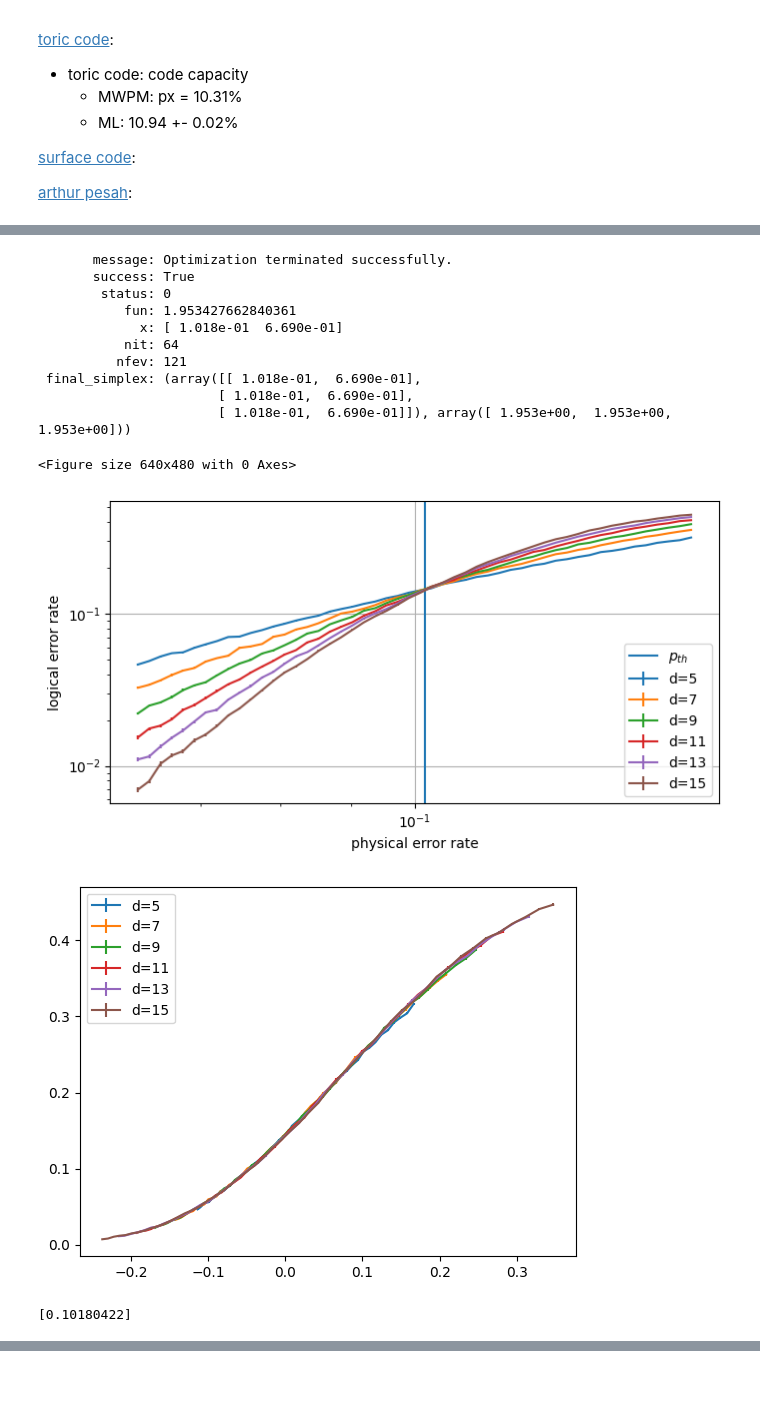
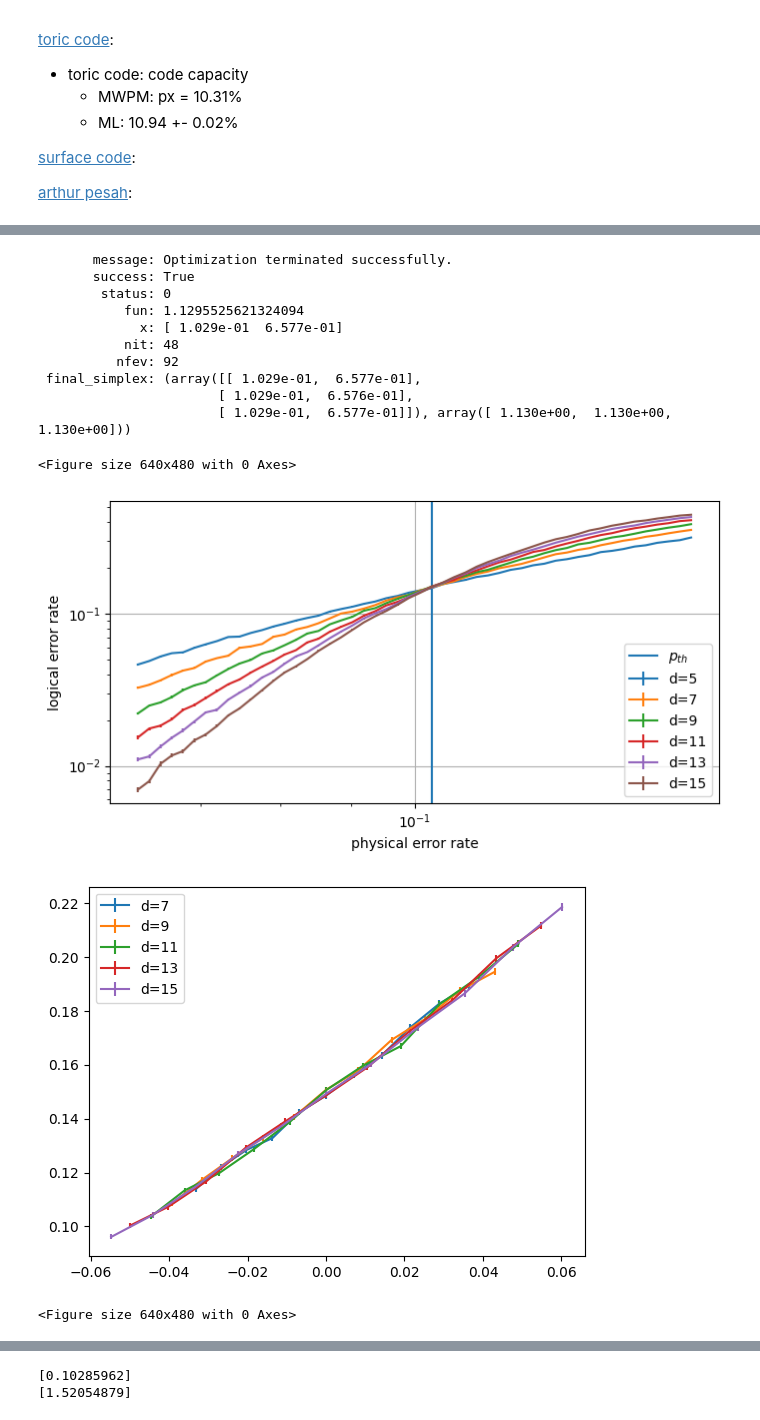
Before and after one commit to leonardlux/MasterArbeit, a Jupyter notebook: code/result_basic_noise.ipynb, the cells around one changed output, grey strips where cells are left out. Drawn from its saved outputs; the diff is of its cells as text; code cells hidden in the pictures; blank space fills up the shorter version.

```diff
--- a/code/result_basic_noise.ipynb
+++ b/code/result_basic_noise.ipynb
@@ -308,22 +330,35 @@ print(results_ML_X["p_threshold"])
 # %%
-results_MWPM_Z  = analysis_pipeline(
-    folder_name_MWPM_Z,
-    guess_pth = [0.1],
-    guess_nu = [0.6],
+folder_name = folder_name_MWPM_Z
+p_window = 0.01
+min_distance = 7
+
+g_pth = 0.103
+g_nu = 1.5
+
+result = analysis_pipeline(
+    folder_name = folder_name,
+    guess_pth = [g_pth],
+    guess_nu = [g_nu],
+    min_distance= min_distance,
+    min_noise_rate = g_pth - p_window,
+    max_noise_rate = g_pth + p_window,
     )
-print(results_MWPM_Z["p_threshold"])
+
+print(result["p_threshold"])
+print(result["nu_fit"])
+results_MWPM_Z= result
 # %% [output]
        message: Optimization terminated successfully.
        success: True
         status: 0
-           fun: 1.953427662840361
-             x: [ 1.018e-01  6.690e-01]
-           nit: 64
-          nfev: 121
- final_simplex: (array([[ 1.018e-01,  6.690e-01],
-                       [ 1.018e-01,  6.690e-01],
-                       [ 1.018e-01,  6.690e-01]]), array([ 1.953e+00,  1.953e+00,  1.953e+00]))
+           fun: 1.1295525621324094
+             x: [ 1.029e-01  6.577e-01]
+           nit: 48
+          nfev: 92
+ final_simplex: (array([[ 1.029e-01,  6.577e-01],
+                       [ 1.029e-01,  6.576e-01],
+                       [ 1.029e-01,  6.577e-01]]), array([ 1.130e+00,  1.130e+00,  1.130e+00]))
 <Figure size 640x480 with 0 Axes>
-[figure, old version]
+[figure, new version]
-[figure, old version]
+[figure, new version]
-[0.10180422]
+<Figure size 640x480 with 0 Axes>
@@ -330 +366,3 @@ print(results_MWPM_Z["p_threshold"])
+[0.10285962]
+[1.52054879]
 # %%
```
Also changed, not shown: parts of 7 cells of this notebook, 3 other files.
